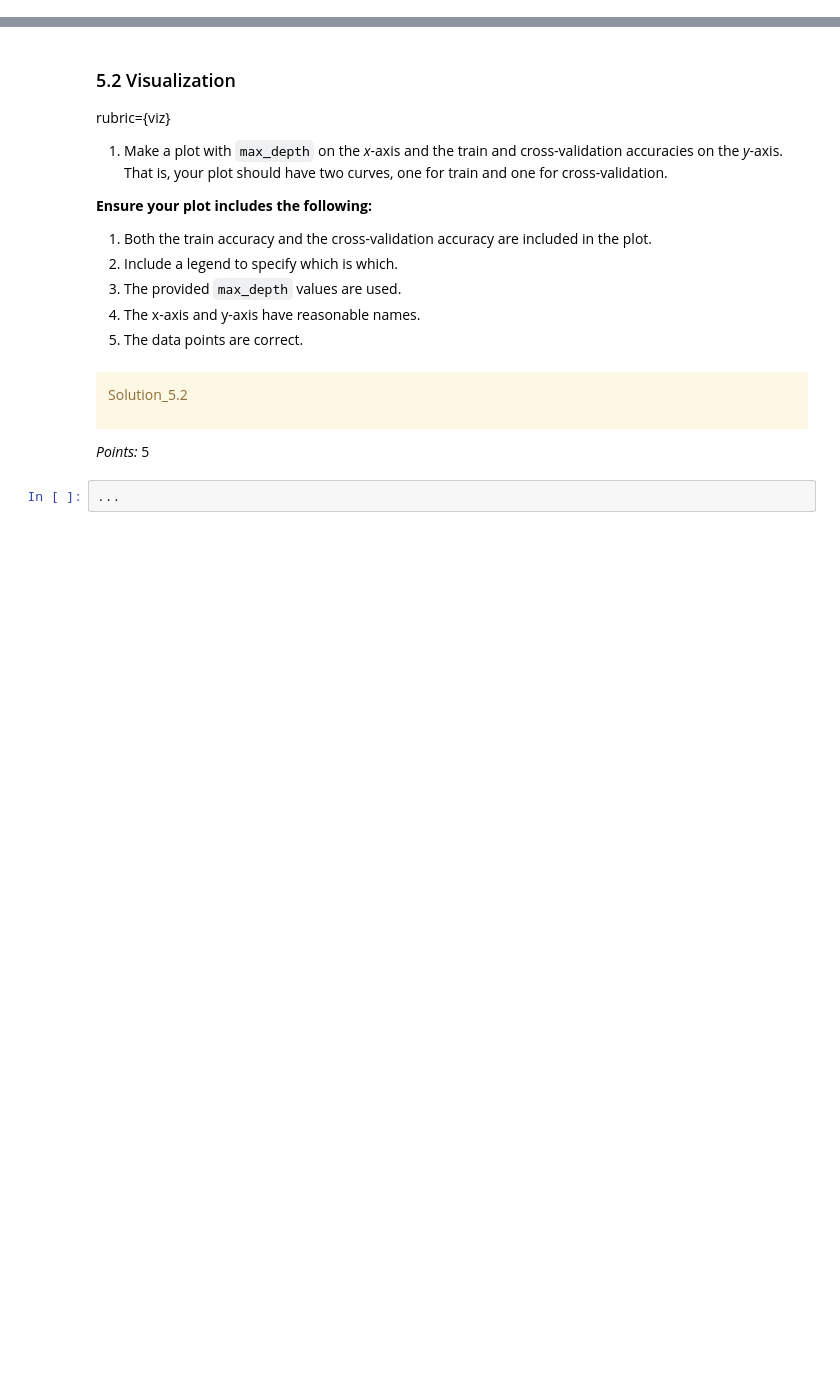
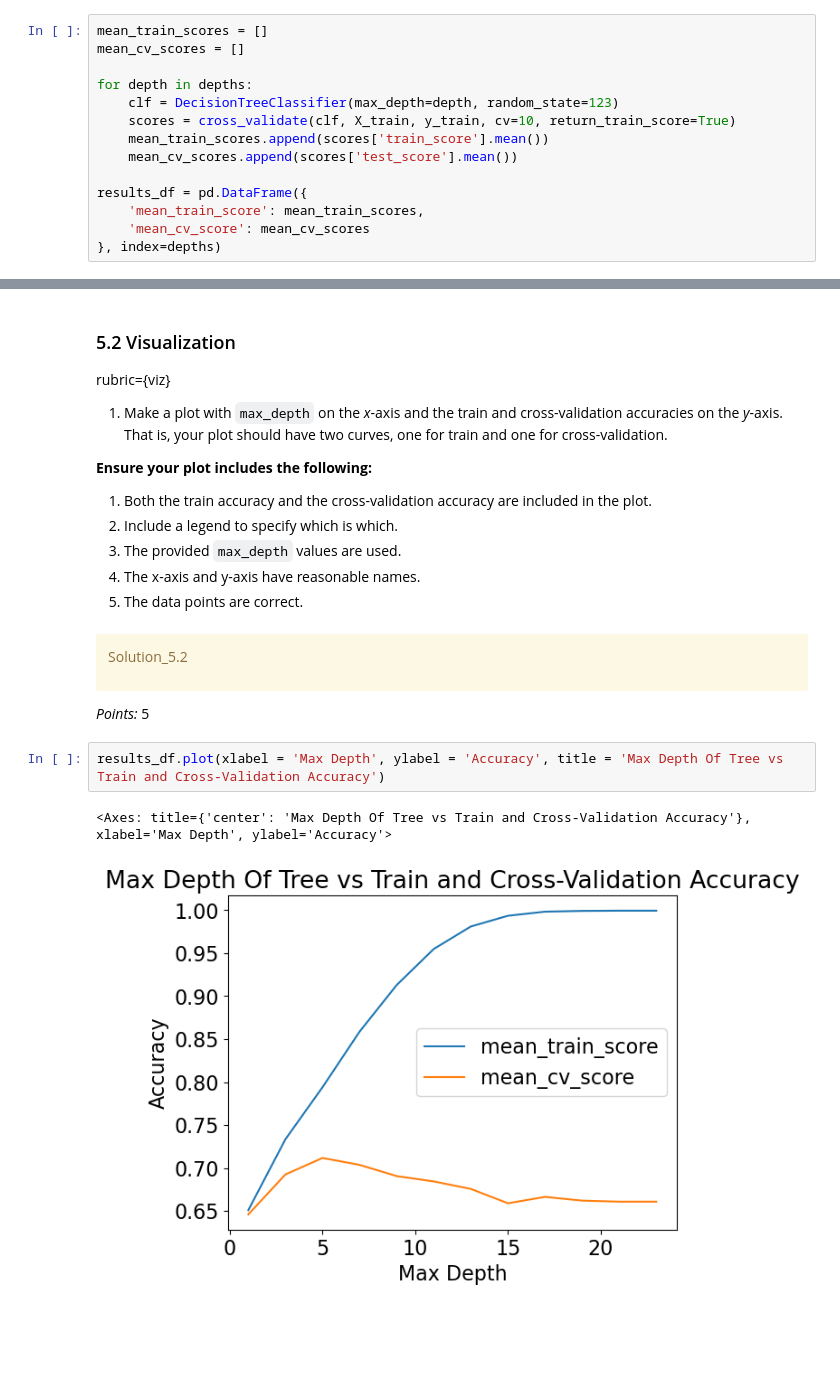
Before and after one commit to miketham24/cpsc330_hw2, a Jupyter notebook: hw2.ipynb, the cells around one changed output, grey strips where cells are left out. Cells and saved outputs as stored; diff of their text form; blank space fills up the shorter version.

```diff
--- a/hw2.ipynb
+++ b/hw2.ipynb
@@ -898,2 +894,16 @@ results_df = None
+# %%
+mean_train_scores = []
+mean_cv_scores = []
+
+for depth in depths:
+    clf = DecisionTreeClassifier(max_depth=depth, random_state=123)
+    scores = cross_validate(clf, X_train, y_train, cv=10, return_train_score=True)
+    mean_train_scores.append(scores['train_score'].mean())
+    mean_cv_scores.append(scores['test_score'].mean())
+
+results_df = pd.DataFrame({
+    'mean_train_score': mean_train_scores,
+    'mean_cv_score': mean_cv_scores
+}, index=depths)
 # %%
 results_df
@@ -926,8 +954,11 @@ Solution_5.2
 </div>
 
 _Points:_ 5
-# %%
-...
+# %%
+results_df.plot(xlabel = 'Max Depth', ylabel = 'Accuracy', title = 'Max Depth Of Tree vs Train and Cross-Validation Accuracy')
+# %% [output]
+<Axes: title={'center': 'Max Depth Of Tree vs Train and Cross-Validation Accuracy'}, xlabel='Max Depth', ylabel='Accuracy'>
+[figure, added]
 # %% [markdown]
 <!-- END QUESTION -->
 
```
Also changed, not shown: parts of 4 cells of this notebook, 1 other file.
